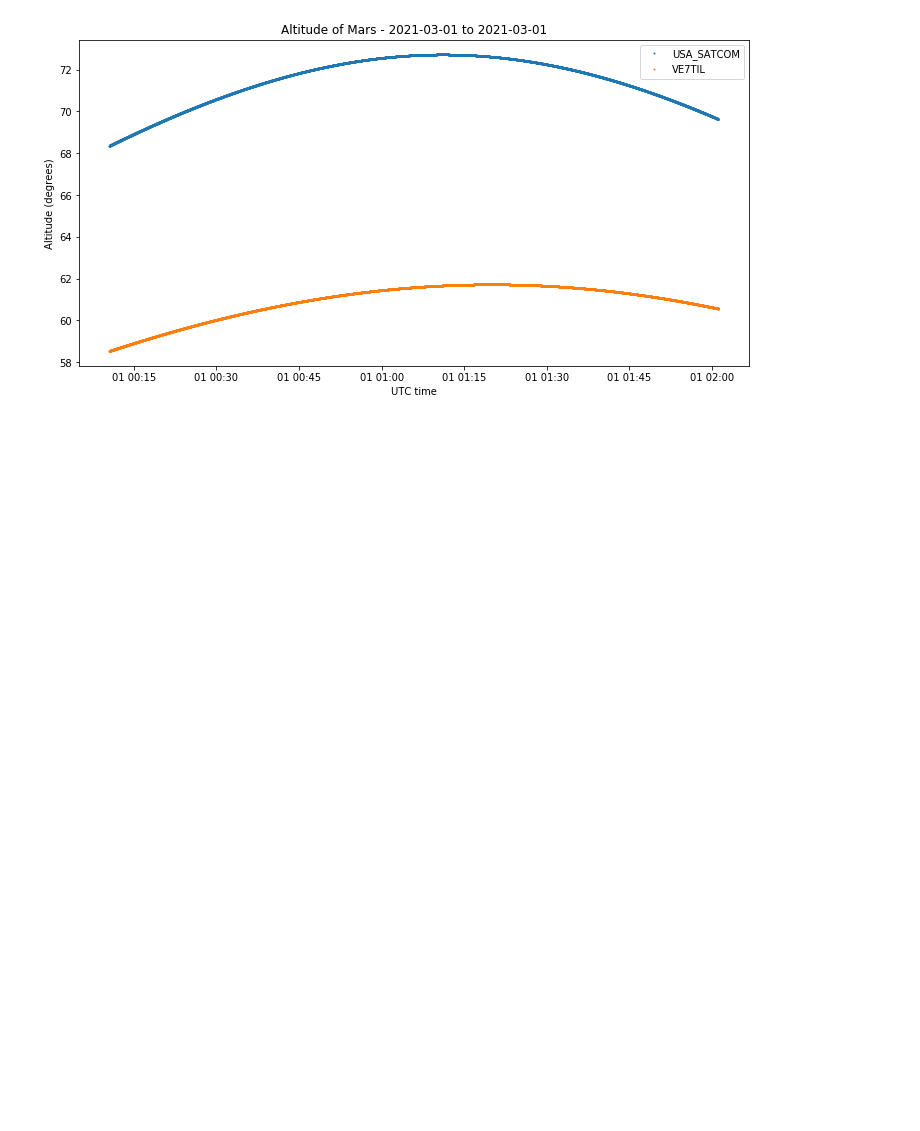
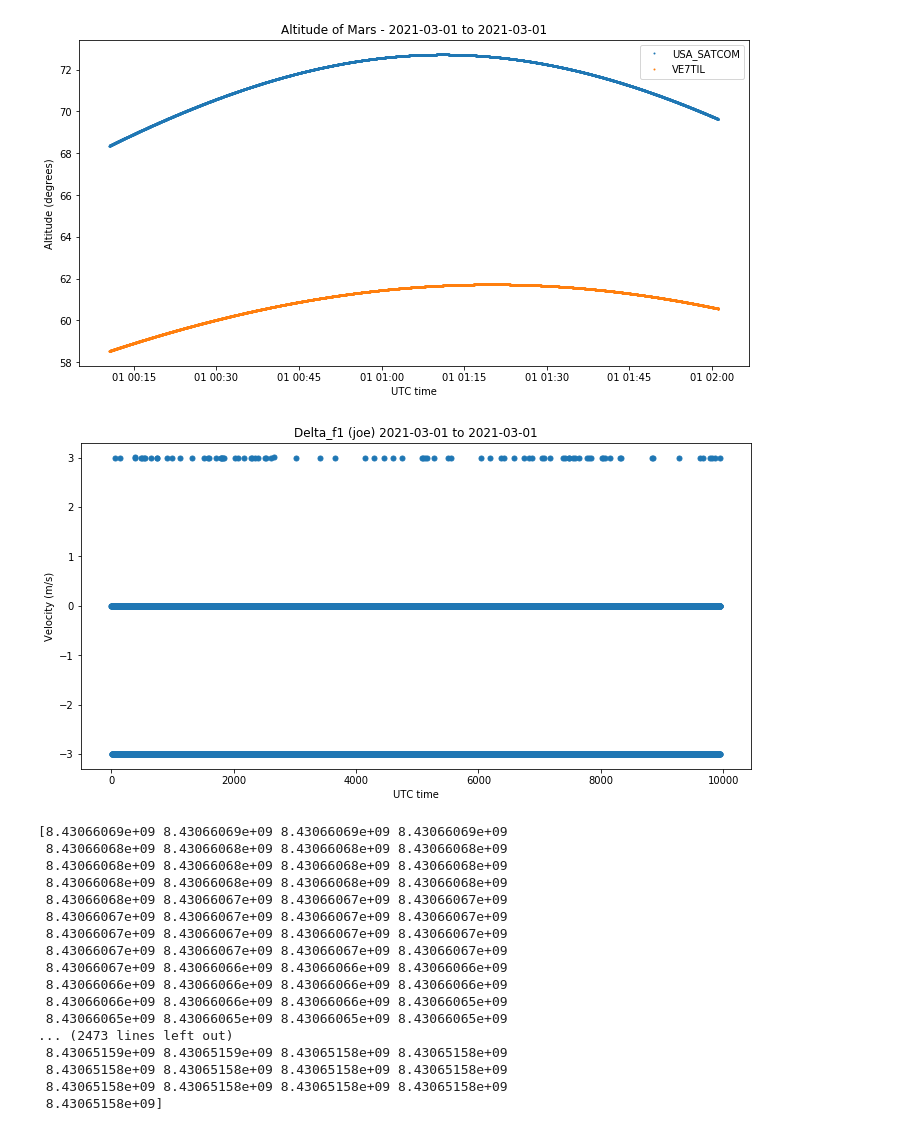
Before and after one commit to ScottTilley/tianwen1, a Jupyter notebook: difference/Concurrent Doppler Observations of TIANWEN-1.ipynb, the cells around one changed output. Saved outputs shown, nothing was run; the diff lists cells and outputs as text; code cells hidden in the pictures; blank space fills up the shorter version.

```diff
--- a/difference/Concurrent Doppler Observations of TIANWEN-1.ipynb
+++ b/difference/Concurrent Doppler Observations of TIANWEN-1.ipynb
@@ -108,3 +125,37 @@ plt.legend()
 plt.show();
 # %% [output]
 [figure]
+# %%
+fc = 8431e6
+
+f1 = np.diff(joe_data[:,1])
+f2 = np.diff(scott_interp)
+
+Delta_R = - c * ((f2-f1)/fc)
+# %%
+plt.plot(f1,'.',markersize=10,  label = 'strf file')
+plt.title('Delta_f1 (joe) %s to %s'%(joe_t_data.datetime[0].strftime('%Y-%m-%d'), joe_t_data.datetime[len(freq_diff)-1].strftime('%Y-%m-%d')))
+plt.ylabel('Velocity (m/s)')
+plt.xlabel('UTC time')
+plt.show();
+
+print(joe_data[:,1])
+# %% [output]
+[figure, added]
+[8.43066069e+09 8.43066069e+09 8.43066069e+09 8.43066069e+09
+ 8.43066068e+09 8.43066068e+09 8.43066068e+09 8.43066068e+09
+ 8.43066068e+09 8.43066068e+09 8.43066068e+09 8.43066068e+09
+ 8.43066068e+09 8.43066068e+09 8.43066068e+09 8.43066068e+09
+ 8.43066068e+09 8.43066067e+09 8.43066067e+09 8.43066067e+09
+ 8.43066067e+09 8.43066067e+09 8.43066067e+09 8.43066067e+09
+ 8.43066067e+09 8.43066067e+09 8.43066067e+09 8.43066067e+09
+ 8.43066067e+09 8.43066067e+09 8.43066067e+09 8.43066067e+09
+ 8.43066067e+09 8.43066066e+09 8.43066066e+09 8.43066066e+09
+ 8.43066066e+09 8.43066066e+09 8.43066066e+09 8.43066066e+09
+ 8.43066066e+09 8.43066066e+09 8.43066066e+09 8.43066065e+09
+ 8.43066065e+09 8.43066065e+09 8.43066065e+09 8.43066065e+09
+... (2473 lines left out)
+ 8.43065159e+09 8.43065159e+09 8.43065158e+09 8.43065158e+09
+ 8.43065158e+09 8.43065158e+09 8.43065158e+09 8.43065158e+09
+ 8.43065158e+09 8.43065158e+09 8.43065158e+09 8.43065158e+09
+ 8.43065158e+09]
```
Also changed, not shown: parts of 8 cells of this notebook.
